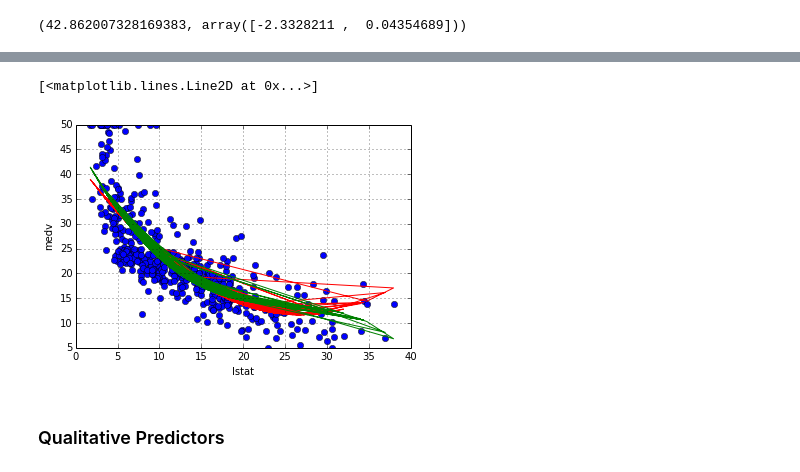
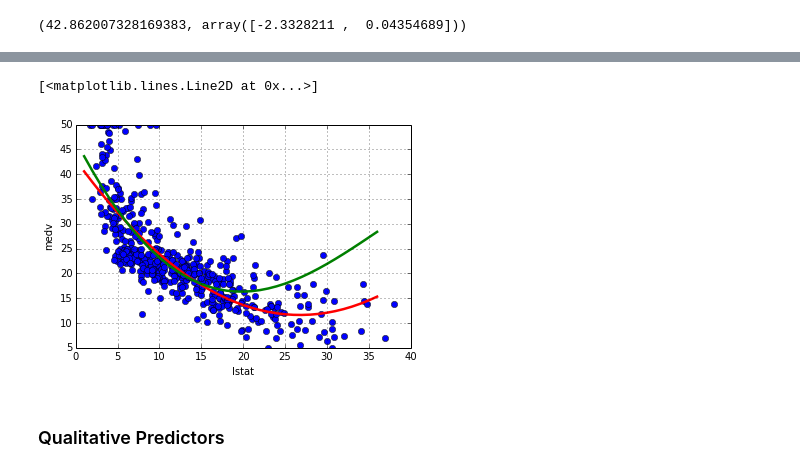
Before and after one commit to sujitpal/mlia-examples, a Jupyter notebook: src/statlearning_notebooks/chapter3.ipynb, the cells around one changed output, grey strips where cells are left out. Saved outputs shown, nothing was run; the diff lists cells and outputs as text; code cells hidden in the pictures.

```diff
--- a/src/statlearning_notebooks/chapter3.ipynb
+++ b/src/statlearning_notebooks/chapter3.ipynb
@@ -172,7 +175,10 @@ reg6 = LinearRegression()
 X = boston_df[["lstat", "lstat^2"]]
 y = boston_df["medv"]
 reg6.fit(X, y)
-ypred6 = reg6.predict(X)    # Save this for future plot
+# save the predicted ys for given xs for future plot
+lstats = boston_df["lstat"].values
+xs = range(int(np.min(lstats)), int(np.max(lstats)))
+ys6 = [reg6.predict([x, x*x]) for x in xs]
 (reg6.intercept_, reg6.coef_)
 # %% [output]
 (42.862007328169383, array([-2.3328211 ,  0.04354689]))
@@ -187,12 +193,11 @@ residuals_vs_fitted(fitted, residuals, "Fitted", "Residuals")
 # fitting medv ~ poly(lstat,4). We already have lstat^2 and lstat from previous
 boston_df["lstat^4"] = np.power(boston_df["lstat"], 4)
 boston_df["lstat^3"] = np.power(boston_df["lstat"], 4)
-boston_df["lstat_int"] = 1
-X = boston_df[["lstat^4", "lstat^3", "lstat^2", "lstat", "lstat_int"]]
+X = boston_df[["lstat^4", "lstat^3", "lstat^2", "lstat"]]
 y = boston_df["medv"]
 reg7 = LinearRegression()
 reg7.fit(X, y)
-ypred7 = reg7.predict(X)    # Save this for future plot
+ys7 = [reg7.predict([x**4, x**3, x**2, x]) for x in xs]
 (reg7.intercept_, reg7.coef_)
 # %% [output]
 (46.800943987797865,
@@ -208,13 +213,13 @@ residuals_vs_fitted(fitted, residuals, "Fitted", "Residuals")
 # %%
 # Plot the different lines. Not that the green line (reg7) follows the distribution
 # better than the red line (reg6).
 ax = boston_df.plot(x="lstat", y="medv", style="o")
 ax.set_ylabel("medv")
-plt.plot(boston_df["lstat"], ypred6, color='r')
-plt.plot(boston_df["lstat"], ypred7, color='g')
+plt.plot(xs, ys6, color='r', linewidth=2.5)
+plt.plot(xs, ys7, color='g', linewidth=2.5)
 # %% [output]
 [<matplotlib.lines.Line2D at 0x...>]
-[figure, old version]
+[figure, new version]
 # %% [markdown]
 ### Qualitative Predictors ###
 # %%
```
Also changed, not shown: parts of 10 cells of this notebook, 7 other files.
